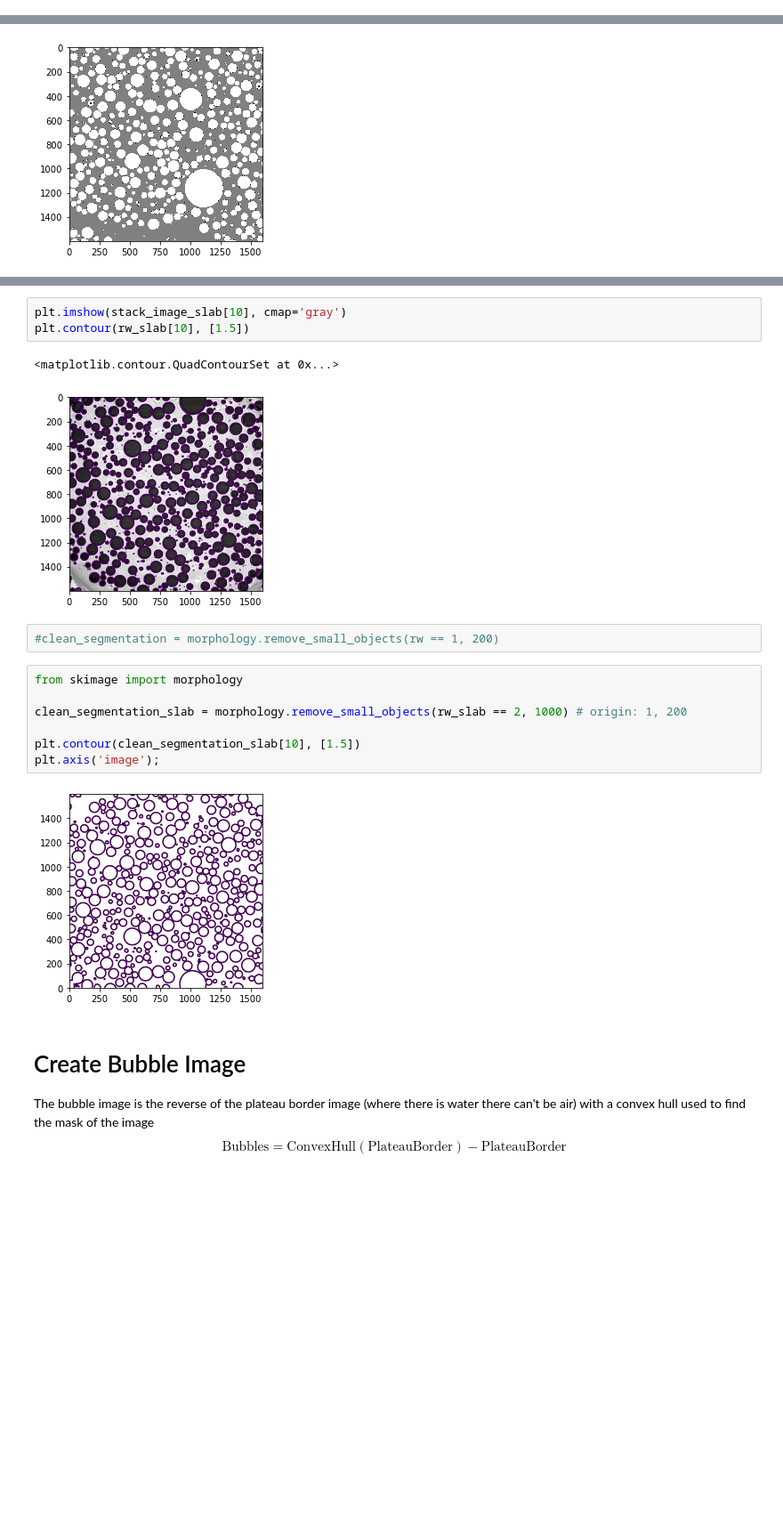
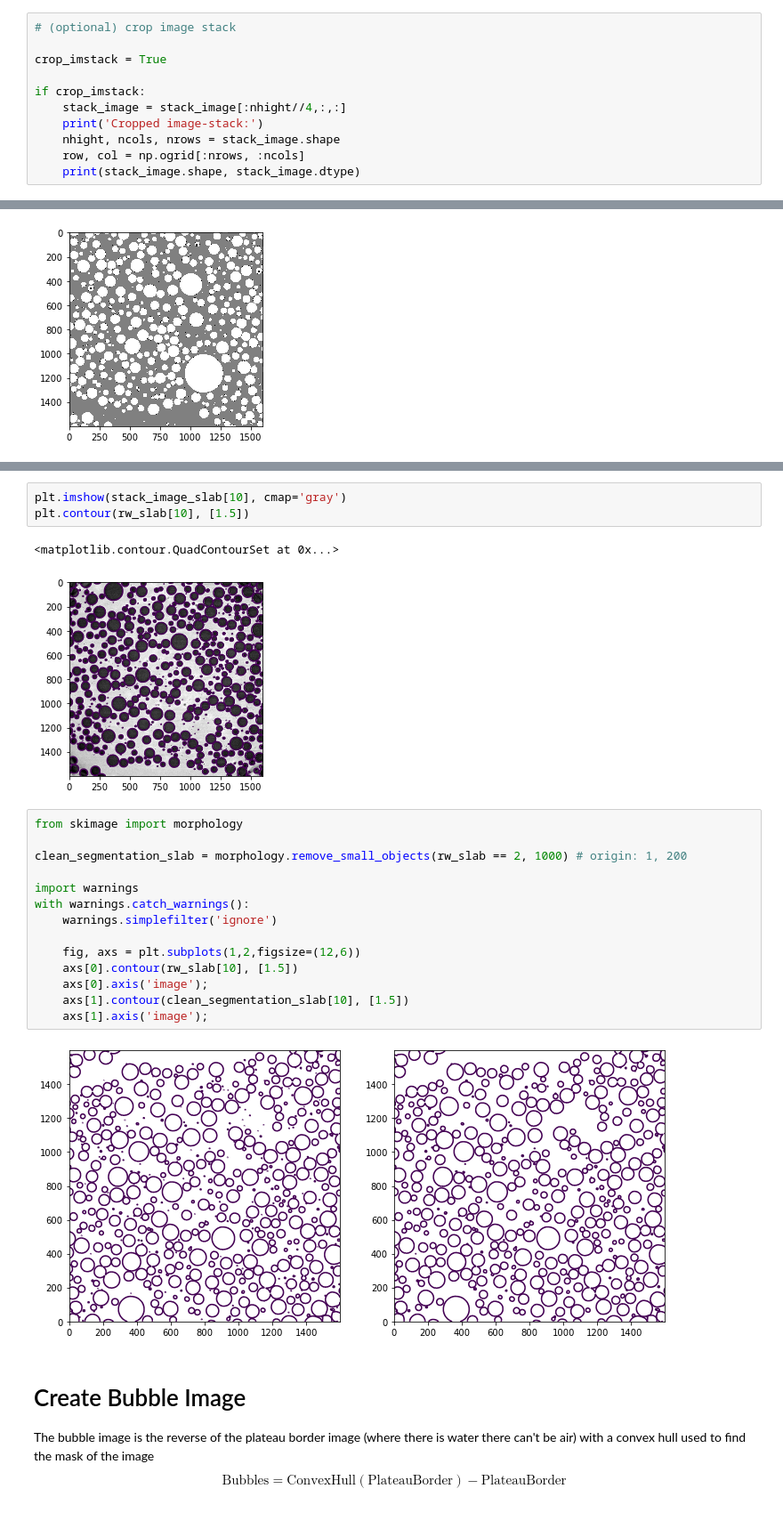
Before and after one commit to tomograms/tomography-notebooks, a Jupyter notebook: imquant_foam.ipynb, the cells around one changed output, grey strips where cells are left out. Shown at 89% size. Cells and saved outputs as stored; diff of their text form; blank space fills up the shorter version.

```diff
--- a/imquant_foam.ipynb
+++ b/imquant_foam.ipynb
@@ -51,0 +57,11 @@ print(stack_image.shape, stack_image.dtype)
+# %%
+# (optional) crop image stack
+
+crop_imstack = True
+
+if crop_imstack:
+    stack_image = stack_image[:nhight//4,:,:]
+    print('Cropped image-stack:')
+    nhight, ncols, nrows = stack_image.shape
+    row, col = np.ogrid[:nrows, :ncols]
+    print(stack_image.shape, stack_image.dtype)
@@ -130,18 +147,23 @@ plt.imshow(stack_image_slab[10], cmap='gray')
 plt.contour(rw_slab[10], [1.5])
 # %% [output]
 <matplotlib.contour.QuadContourSet at 0x...>
-[figure, old version]
+[figure, new version]
-# %%
-#clean_segmentation = morphology.remove_small_objects(rw == 1, 200)
 # %%
 from skimage import morphology
 
 clean_segmentation_slab = morphology.remove_small_objects(rw_slab == 2, 1000) # origin: 1, 200
 
-plt.contour(clean_segmentation_slab[10], [1.5])
-plt.axis('image');
+import warnings
+with warnings.catch_warnings():
+    warnings.simplefilter('ignore')
+
+    fig, axs = plt.subplots(1,2,figsize=(12,6))
+    axs[0].contour(rw_slab[10], [1.5])
+    axs[0].axis('image');
+    axs[1].contour(clean_segmentation_slab[10], [1.5])
+    axs[1].axis('image');
 # %% [output]
-[figure, old version]
+[figure, new version]
 # %% [markdown]
 # Create Bubble Image
 The bubble image is the reverse of the plateau border image (where there is water there can't be air) with a convex hull used to find the mask of the image
```
Also changed, not shown: parts of 31 cells of this notebook.
